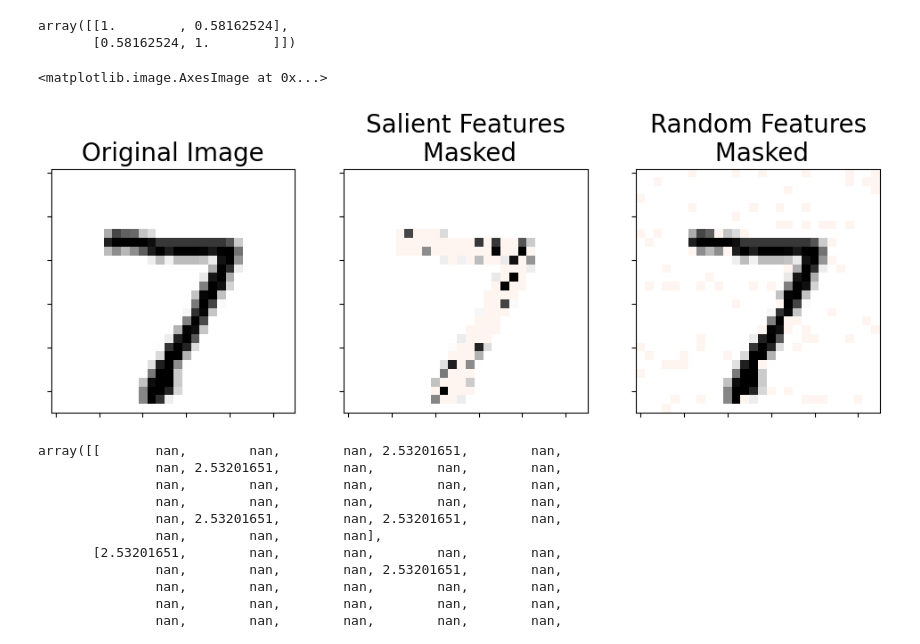
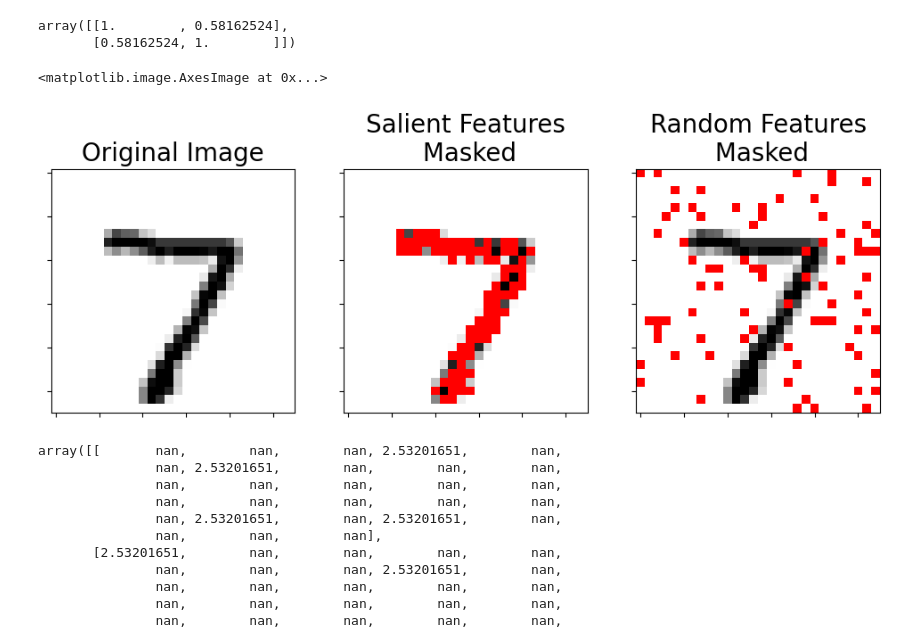
Before and after one commit to jwagenbach/FACT, a Jupyter notebook: presentation_resources/saliency_notebook.ipynb, the cells around one changed output. Cells and saved outputs as stored; diff of their text form; code cells hidden in the pictures.

Commit message:
better cmap

```diff
--- a/presentation_resources/saliency_notebook.ipynb
+++ b/presentation_resources/saliency_notebook.ipynb
@@ -427,33 +427,33 @@ array([[1.        , 0.58162524],
 # %%
 # Mask all but the best features
 a_full_i_nan = np.copy(a_full_i)
-a_full_i_nan = np.where(a_full_i_nan <= np.quantile(a_full_i_nan, 0.9), np.nan, 1.0)
+a_full_i_nan = np.where(a_full_i_nan <= np.quantile(a_full_i_nan, 0.9), np.nan, 0.0)
 
 # Make a random mask
 random_mask = np.random.normal(0, 1, size=a_full_i_nan.shape)
-random_mask_nan = np.where(random_mask <= np.quantile(random_mask, 0.9), np.nan, 1.0)
+random_mask_nan = np.where(random_mask <= np.quantile(random_mask, 0.9), np.nan, 0.0)
 # %%
 fig, ax = plt.subplots(1, 3, figsize=[12,6], sharey=True)
 
 for i in range(3):
     ax[i].imshow(X, cmap='gray_r')
     ax[i].set_xticklabels([])
     ax[i].set_yticklabels([])
 
-cmap = 'Reds'
+cmap = 'autumn'
 alpha=1.0
 title_size=20
 
 ax[0].set_title('Original Image', fontsize=title_size)
 
 ax[1].imshow(a_full_i_nan, cmap=cmap, alpha=alpha)
 ax[1].set_title('Salient Features\n Masked', fontsize=title_size)
 
 ax[2].set_title('Random Features\n Masked', fontsize=title_size)
 ax[2].imshow(random_mask_nan, cmap=cmap, alpha=alpha)
 # %% [output]
 <matplotlib.image.AxesImage at 0x...>
-[figure, old version]
+[figure, new version]
 # %%
 random_mask_nan
 # %% [output]
```
Also changed, not shown: 1 other file.
